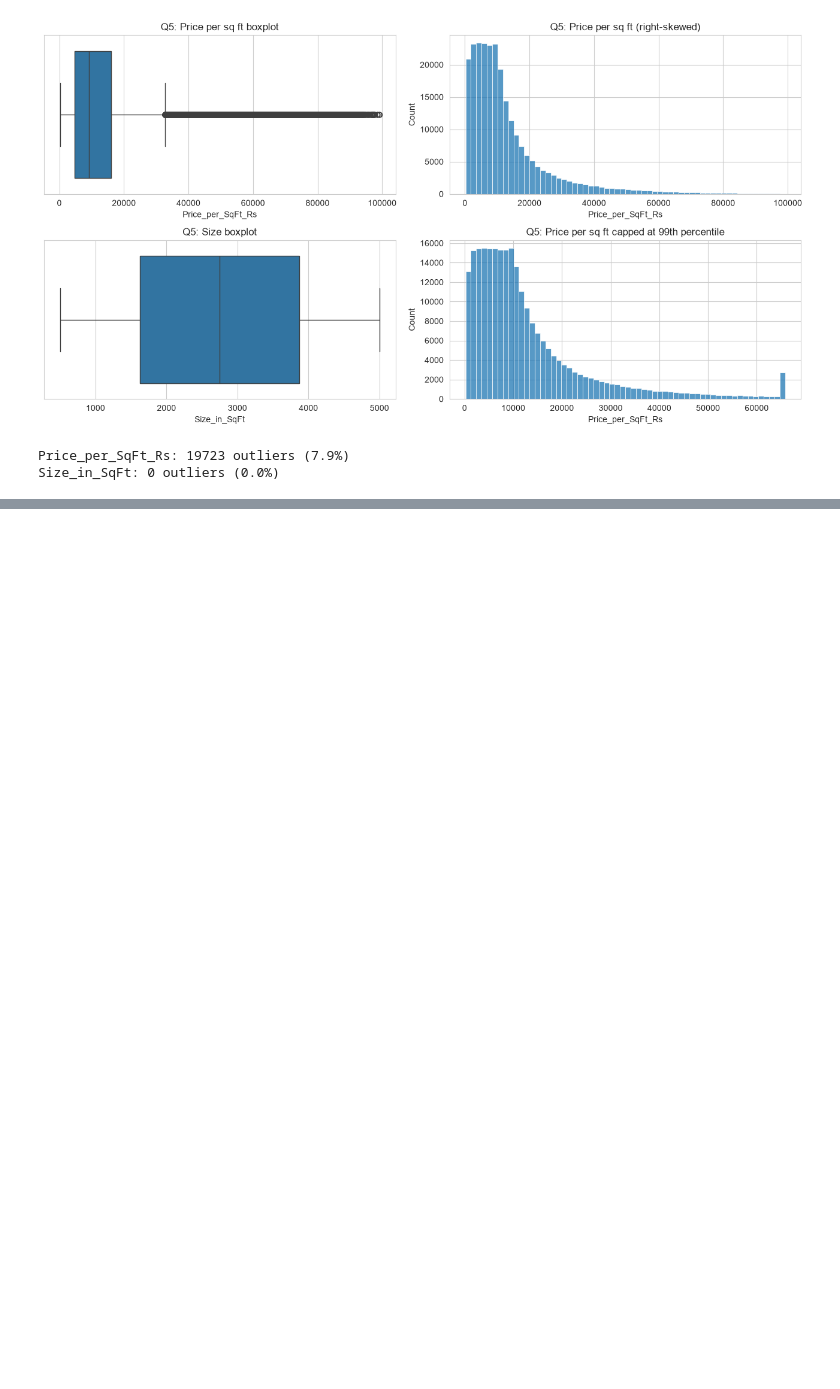
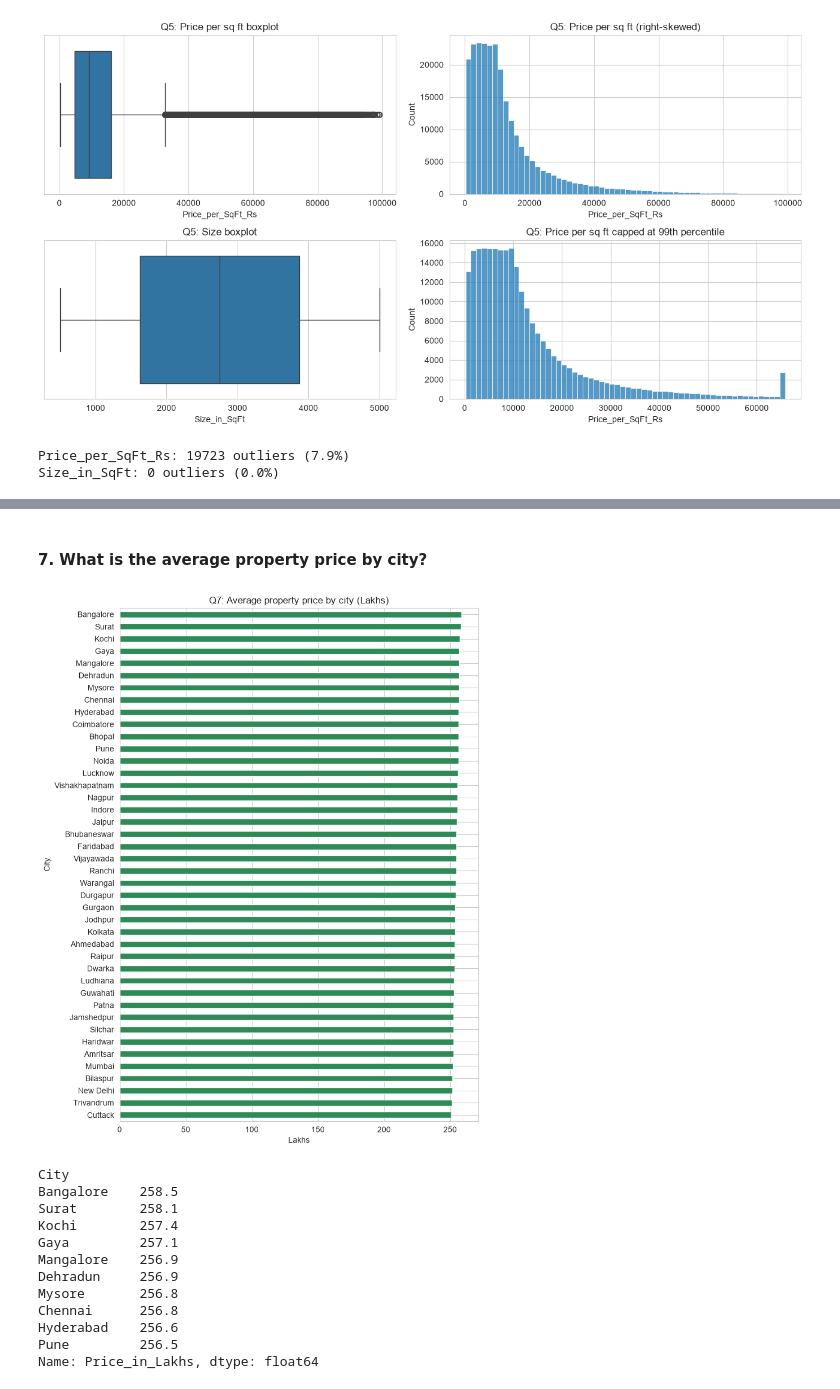
Before and after one commit to k1222004kumar-create/Real_Estate_Investment_Advisor, a Jupyter notebook: notebooks/2_Exploratory_Data_Analysis_(EDA).ipynb, the cells around one changed output, grey strips where cells are left out. Cells and saved outputs as stored; diff of their text form; code cells hidden in the pictures; blank space fills up the shorter version.

```diff
--- a/notebooks/2_Exploratory_Data_Analysis_(EDA).ipynb
+++ b/notebooks/2_Exploratory_Data_Analysis_(EDA).ipynb
@@ -88,0 +129,25 @@ Size_in_SqFt: 0 outliers (0.0%)
+# %% [markdown]
+#### 7.	What is the average property price by city?
+# %%
+q7 = df_fe.groupby("City")["Price_in_Lakhs"].mean().sort_values()
+plt.figure(figsize=(8, 10))
+q7.plot(kind="barh", color="seagreen")
+plt.title("Q7: Average property price by city (Lakhs)")
+plt.xlabel("Lakhs")
+plt.tight_layout()
+plt.show()
+print(q7.round(1).sort_values(ascending=False).head(10))
+# %% [output]
+[figure, added]
+City
+Bangalore    258.5
+Surat        258.1
+Kochi        257.4
+Gaya         257.1
+Mangalore    256.9
+Dehradun     256.9
+Mysore       256.8
+Chennai      256.8
+Hyderabad    256.6
+Pune         256.5
+Name: Price_in_Lakhs, dtype: float64
```
Also changed, not shown: parts of 35 cells of this notebook, 2 other files.
